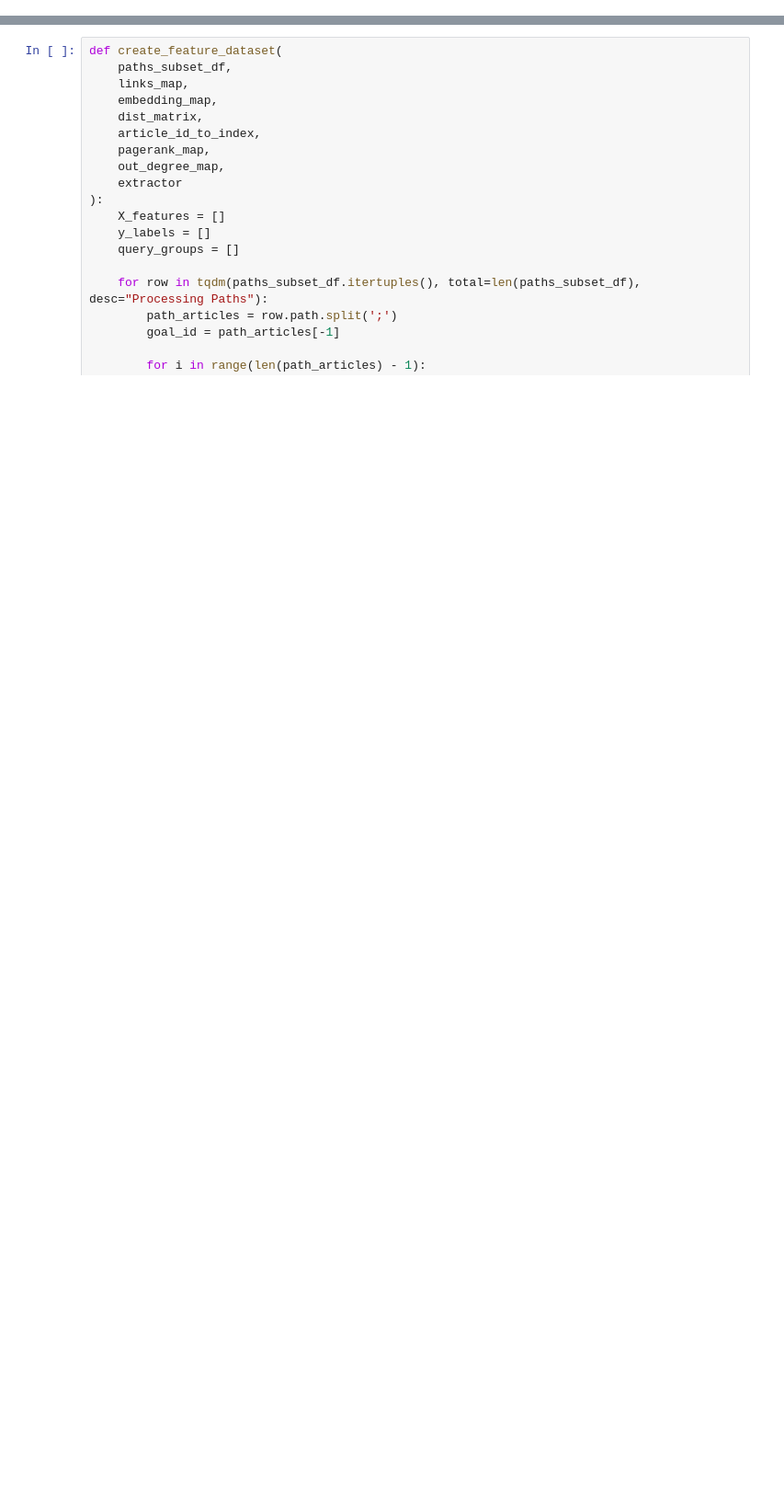
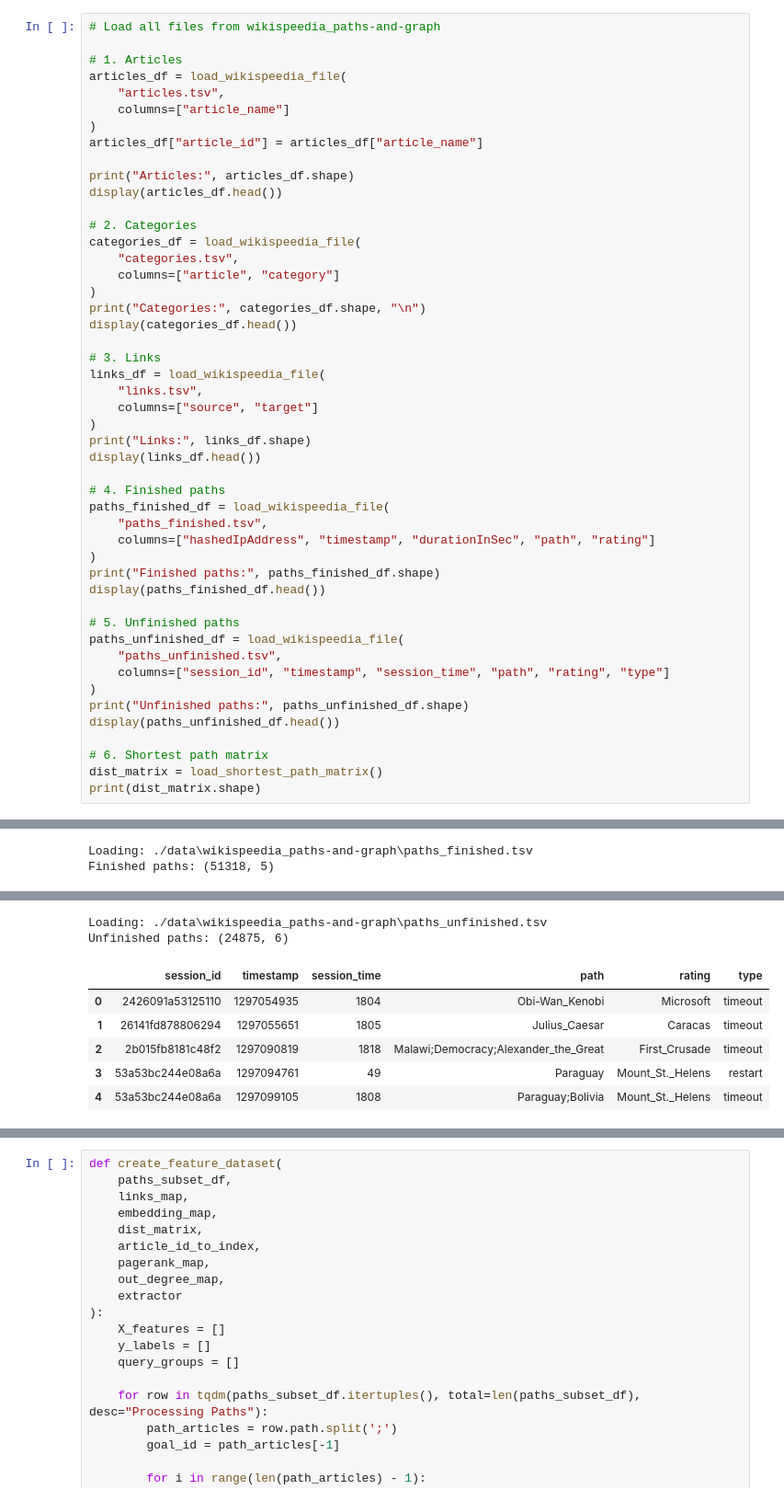
Before and after one commit to au-nlp/project-milestone-p2-group2, a Jupyter notebook: main.ipynb, the cells around one changed output, grey strips where cells are left out. Shown at 92% size. Drawn from its saved outputs; the diff is of its cells as text; blank space fills up the shorter version.

```diff
--- a/main.ipynb
+++ b/main.ipynb
@@ -122,0 +36,49 @@ Example missing text: ['Skåneland', 'The_Last_Supper_(Leonardo)', 'History_of_M
+# %%
+# Load all files from wikispeedia_paths-and-graph
+
+# 1. Articles
+articles_df = load_wikispeedia_file(
+    "articles.tsv",
+    columns=["article_name"]
+)
+articles_df["article_id"] = articles_df["article_name"]
+
+print("Articles:", articles_df.shape)
+display(articles_df.head())
+
+# 2. Categories
+categories_df = load_wikispeedia_file(
+    "categories.tsv",
+    columns=["article", "category"]
+)
+print("Categories:", categories_df.shape, "\n")
+display(categories_df.head())
+
+# 3. Links
+links_df = load_wikispeedia_file(
+    "links.tsv",
+    columns=["source", "target"]
+)
+print("Links:", links_df.shape)
+display(links_df.head())
+
+# 4. Finished paths
+paths_finished_df = load_wikispeedia_file(
+    "paths_finished.tsv",
+    columns=["hashedIpAddress", "timestamp", "durationInSec", "path", "rating"]
+)
+print("Finished paths:", paths_finished_df.shape)
+display(paths_finished_df.head())
+
+# 5. Unfinished paths
+paths_unfinished_df = load_wikispeedia_file(
+    "paths_unfinished.tsv",
+    columns=["session_id", "timestamp", "session_time", "path", "rating", "type"]
+)
+print("Unfinished paths:", paths_unfinished_df.shape)
+display(paths_unfinished_df.head())
+
+# 6. Shortest path matrix
+dist_matrix = load_shortest_path_matrix()
+print(dist_matrix.shape)
+# %% [output]
@@ -122,0 +109,2 @@ Example missing text: ['Skåneland', 'The_Last_Supper_(Leonardo)', 'History_of_M
+Loading: ./data\wikispeedia_paths-and-graph\paths_finished.tsv
+Finished paths: (51318, 5)
@@ -122,0 +117,8 @@ Example missing text: ['Skåneland', 'The_Last_Supper_(Leonardo)', 'History_of_M
+Loading: ./data\wikispeedia_paths-and-graph\paths_unfinished.tsv
+Unfinished paths: (24875, 6)
+|  | session_id | timestamp | session_time | path | rating | type |
+| 0 | 2426091a53125110 | 1297054935 | 1804 | Obi-Wan_Kenobi | Microsoft | timeout |
+| 1 | 26141fd878806294 | 1297055651 | 1805 | Julius_Caesar | Caracas | timeout |
+| 2 | 2b015fb8181c48f2 | 1297090819 | 1818 | Malawi;Democracy;Alexander_the_Great | First_Crusade | timeout |
+| 3 | 53a53bc244e08a6a | 1297094761 | 49 | Paraguay | Mount_St._Helens | restart |
+| 4 | 53a53bc244e08a6a | 1297099105 | 1808 | Paraguay;Bolivia | Mount_St._Helens | timeout |
```
Also changed, not shown: parts of 34 cells of this notebook.
